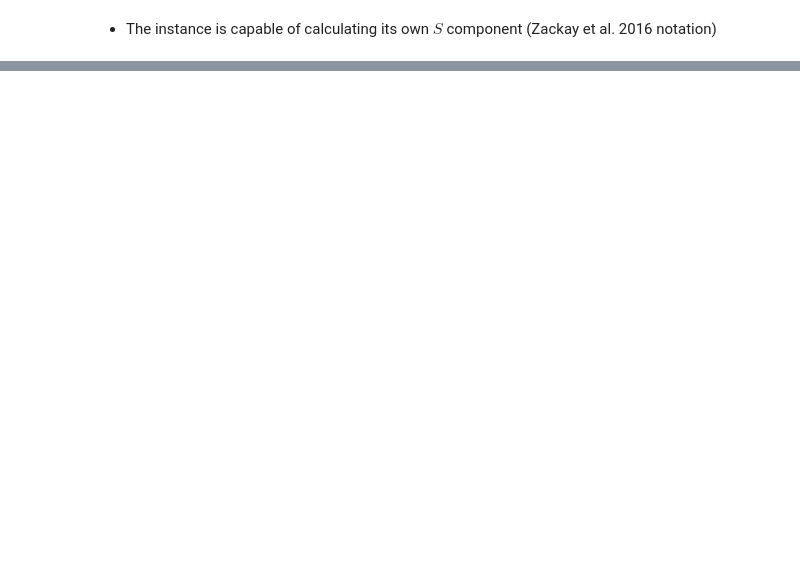
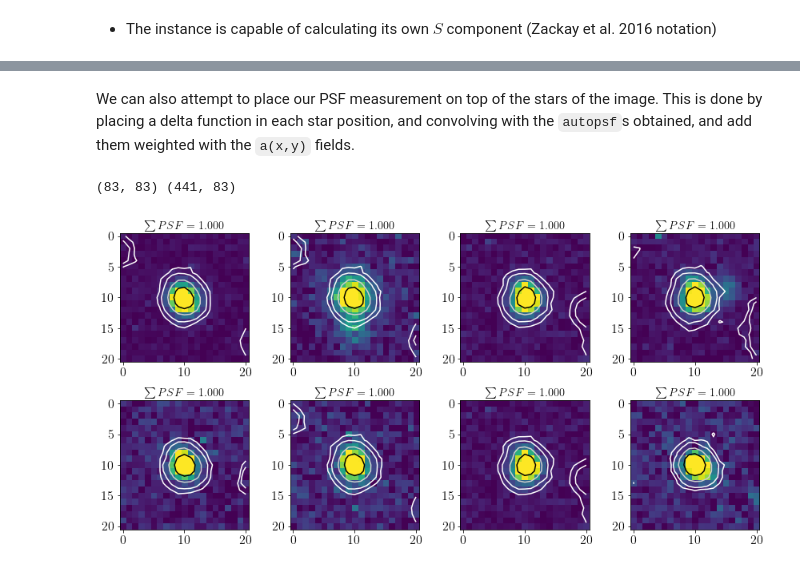
Before and after one commit to quatrope/ProperImage, a Jupyter notebook: docs/source/tutorial/Tutorial03.ipynb, the cells around one changed output, grey strips where cells are left out. Saved outputs shown, nothing was run; the diff lists cells and outputs as text; code cells hidden in the pictures; blank space fills up the shorter version.

```diff
--- a/docs/source/tutorial/Tutorial03.ipynb
+++ b/docs/source/tutorial/Tutorial03.ipynb
@@ -222,0 +218,36 @@ plt.tight_layout()
+# %% [markdown]
+We can also attempt to place our PSF measurement on top of the stars of the image. This is done by placing a delta function in each star position, and convolving with the `autopsf`s obtained, and add them weighted with the `a(x,y)` fields.
+# %%
+a_fields, psf_basis = img.get_variable_psf(inf_loss=0.05)
+# %% [output]
+(83, 83) (441, 83)
+# %%
+plt.figure(figsize=(12, 6))
+for i in range(8):
+    nsrc = np.random.randint(0, img.n_sources)
+    xc, yc = img.best_sources[nsrc][['y', 'x']]
+    try:
+        patch = si.extract_array(img.pixeldata, img.stamp_shape,
+                                 [xc, yc], fill_value=img._bkg.globalrms, mode='strict')
+    except:
+        nsrc = np.random.randint(0, img.n_sources)
+        xc, yc = img.best_sources[nsrc][['y', 'x']]
+        patch = si.extract_array(img.pixeldata, img.stamp_shape,
+                                 [xc, yc], fill_value=img._bkg.globalrms, mode='strict')
+
+    plt.subplot(2, 4, i+1)
+    patch = np.log10(patch)
+    plt.imshow(patch, vmin=np.percentile(patch, q=10), vmax=np.percentile(patch, q=98))
+    plt.tick_params(labelsize=16)
+    try:
+        thepsf = img.get_psf_xy(xc, yc)
+    except ValueError:
+        print(xc, yc)
+    #print(patch.shape, thepsf.shape)
+    labels = {'sum': np.sum(thepsf)}
+    plt.title(r'$\sum PSF = {sum:4.3f}$'.format(**labels))
+    plt.contour(thepsf, levels=[0.0015, 0.003, 0.01, 0.03], cmap='Greys')
+
+plt.tight_layout()
+# %% [output]
+[figure, added]
```
Also changed, not shown: parts of 14 cells of this notebook, 4 other files.
